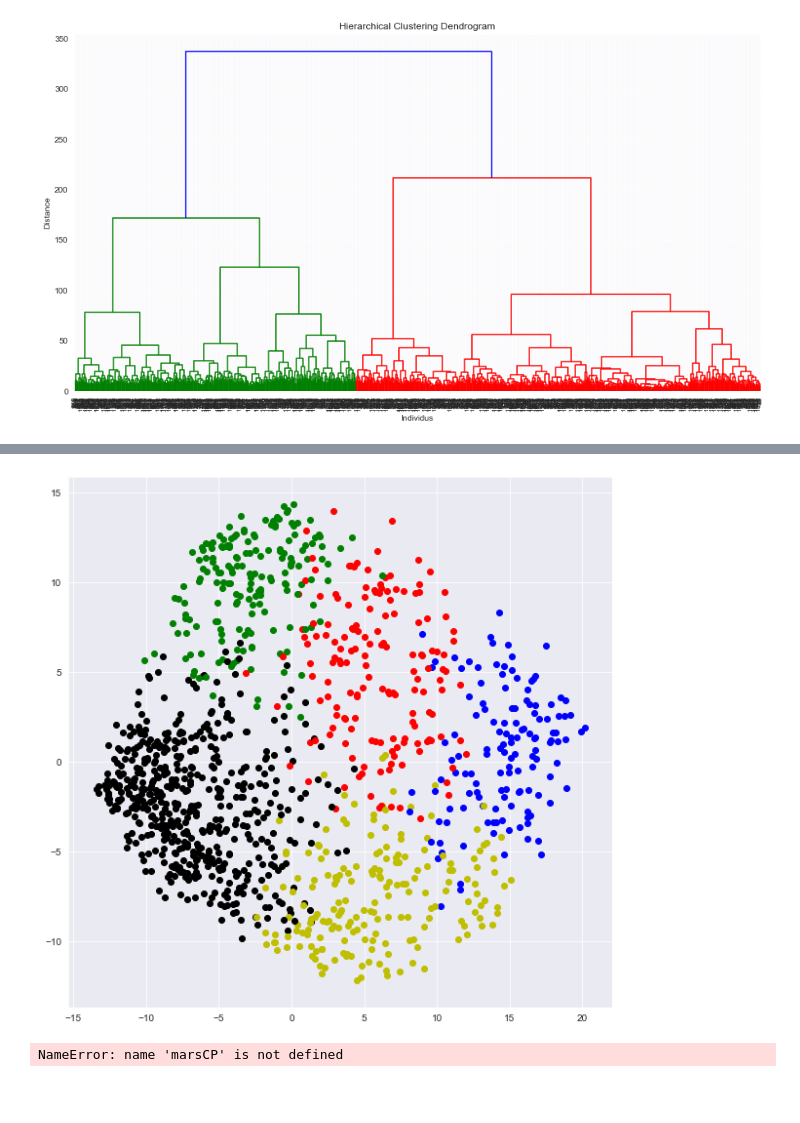
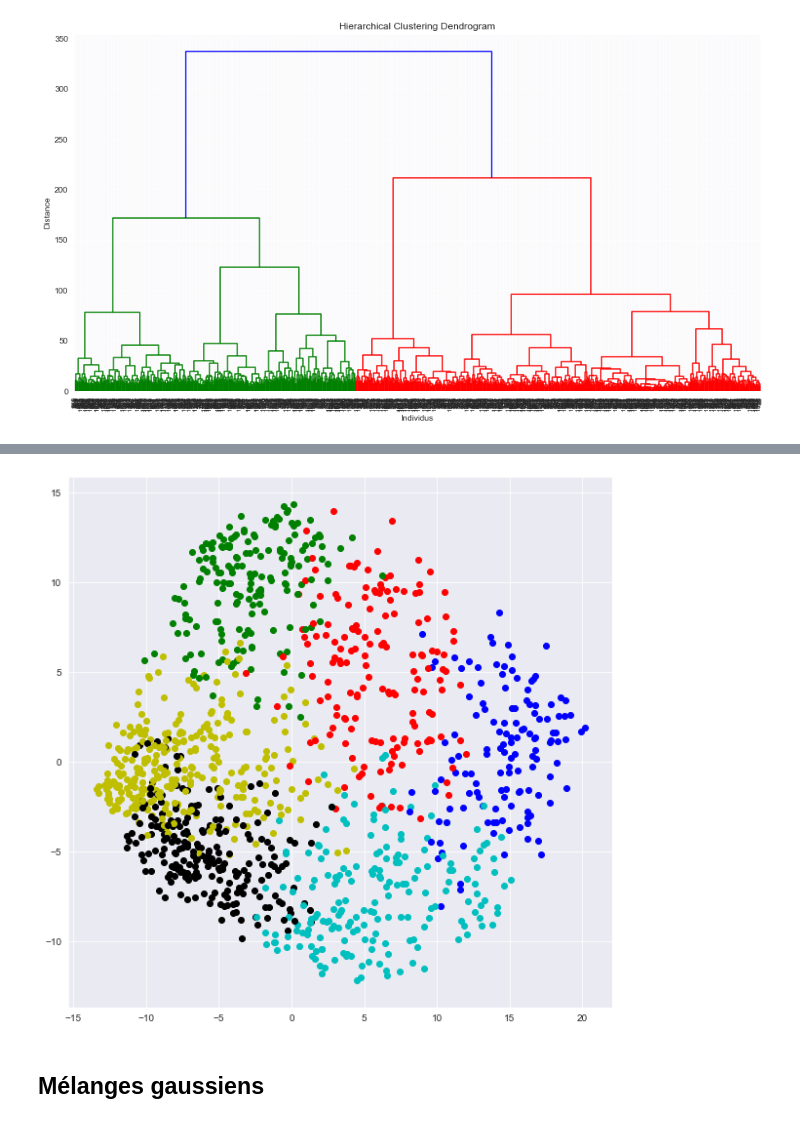
Before and after one commit to Salamata-BA/Projet_Analyse_Donnees, a Jupyter notebook: Velib_Python_Notebook_Projet.ipynb, the cells around one changed output, grey strips where cells are left out. Cells and saved outputs as stored; diff of their text form; code cells hidden in the pictures; blank space fills up the shorter version.

```diff
--- a/Velib_Python_Notebook_Projet.ipynb
+++ b/Velib_Python_Notebook_Projet.ipynb
@@ -485,8 +486,8 @@ from sklearn.preprocessing import scale
 # %% [markdown]
 #### sur les composantes de l'ACP
 # %%
-VelibCP = C[:,0:5] # cinq premières composantes
-kmeans = KMeans(n_clusters = 5, random_state = 0, n_jobs = -1).fit(VelibCP)
+VelibCP = C[:,0:6] # cinq premières composantes
+kmeans = KMeans(n_clusters = 6, random_state = 0, n_jobs = -1).fit(VelibCP)
 kclassesACP = kmeans.labels_
 # effectifs des classes
 pd.DataFrame(kclassesACP).hist()
@@ -495,0 +497,11 @@ plt.show()
+# %%
+echantillon1 = C[:,0]
+echantillon2 = C[:,1]
+coul = ['b', 'r', 'g', 'k', 'y','c']
+plt.figure(figsize = (10, 10))
+for i, j, nom, indcoul in zip(echantillon1, echantillon2,
+                              np.linspace(1, np.shape(C[:,:])[0],
+                                          num=np.shape(C[:,:])[0]), kclassesACP):
+    plt.scatter(i, j, c = coul[indcoul - 1])
+#plt.axis((-2,2,-1,1))
+plt.show()
@@ -531,7 +542,7 @@ plt.show()
 [figure]
 # %%
 #help(fcluster)
-classesCAH = fcluster(Z,t=100, criterion='distance')
+classesCAH = fcluster(Z,t=90, criterion='distance')
 classesCAH = classesCAH - 1
 pd.DataFrame(classesCAH).hist()
 plt.title("Inertie de chaque classe")
@@ -541,13 +552,13 @@ plt.show()
 # %%
 echantillon1 = C[:,0]
 echantillon2 = C[:,1]
-coul = ['b', 'r', 'g', 'k', 'y']
+coul = ['b', 'r', 'g', 'k', 'y','c']
 plt.figure(figsize = (10, 10))
 for i, j, nom, indcoul in zip(echantillon1, echantillon2,
                               np.linspace(1, np.shape(C[:,:])[0],
                                           num=np.shape(C[:,:])[0]), classesCAH):
     plt.scatter(i, j, c = coul[indcoul - 1])
 #plt.axis((-2,2,-1,1))
 plt.show()
 # %% [output]
-[figure, old version]
+[figure, new version]
@@ -556,8 +565,2 @@ plt.show()
-# %%
-VelibCP = C[:,0:5] # cinq premières composantes
-kmeans = KMeans(n_clusters = 5, random_state = 0, n_jobs = -1).fit(marsCP)
-kclassesACP = kmeans.labels_
-# effectifs des classes
-pd.DataFrame(kclassesACP).hist()
-# %% [output]
-NameError: name 'marsCP' is not defined
+# %% [markdown]
+## Mélanges gaussiens
```
Also changed, not shown: parts of 28 cells of this notebook.
